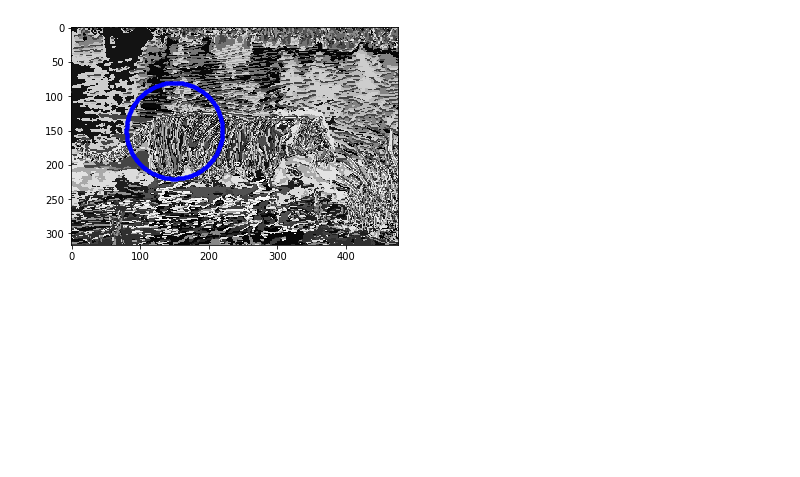
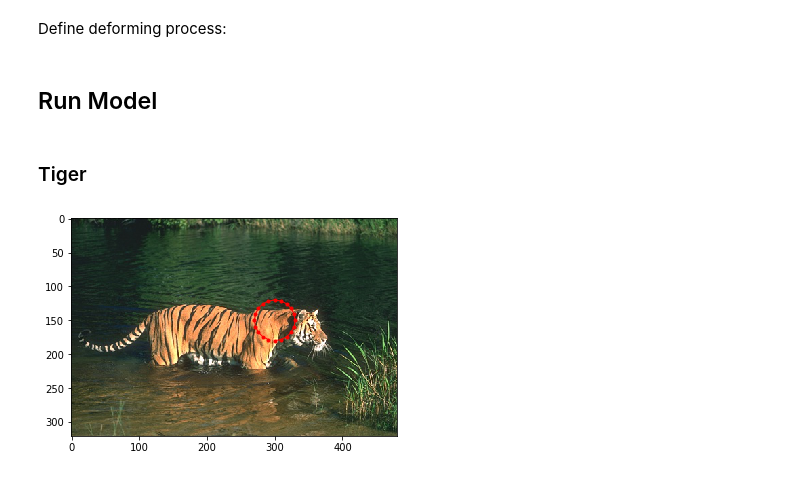
Before and after one commit to Charlottetheis/AIA, a Jupyter notebook: Jacob_Final.ipynb, the cells around one changed output. Drawn from its saved outputs; the diff is of its cells as text; code cells hidden in the pictures; blank space fills up the shorter version.

```diff
--- a/Jacob_Final.ipynb
+++ b/Jacob_Final.ipynb
@@ -152 +184,4 @@ def vis_snake(img, snake, forces={}, wait=30, color=(255,0,0), title="snake"):
     return key==27
+# %%
+def plot_snake(snake,col='blue',linetype='.-'):
+    plt.plot(*zip(*np.flip(snake,axis=1)),linetype,linewidth=1,color=col)
@@ -218,14 +231,3 @@ plt.imshow(cluster_img)
-# %%
-#model = deform_model(n_points = 140, center = (125,250), radius = 20, smooth_param=(0.05,0.1)) # start
-#model = deform_model(n_points = 140, center = (125,250), radius = 20, smooth_param=(0.05,0.1)) # start
-
-model = deform_model(n_points=num_points, center=snake_center, radius=snake_radius, smooth_param=(alpha,beta))
-
-def plot_snake(snake,col='blue'):
-    plt.plot(*zip(*np.flip(snake,axis=1)),'.-',linewidth=1,color=col)
-
-plt.imshow(cluster_img, cmap='gray')
-plot_snake(model.snake)
-# %% [output]
-[figure, removed]
+# %% [markdown]
+Define deforming process:
 # %%
@@ -260,0 +303,11 @@ cv2.waitKey(1);
+# %% [markdown]
+## Run Model
+# %% [markdown]
+### Tiger
+# %%
+img = plt.imread("data/108073.jpg")
+plt.imshow(img)
+model = deform_model(n_points=20, center=(150,300), radius=30, smooth_param=(0,0.01))
+plot_snake(model.snake, col='red')
+# %% [output]
+[figure, added]
```
Also changed, not shown: parts of 25 cells of this notebook.
